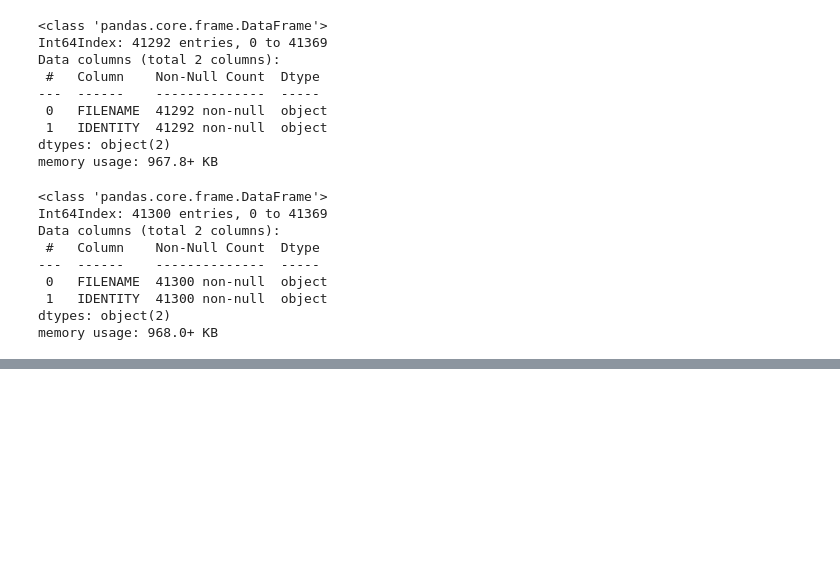
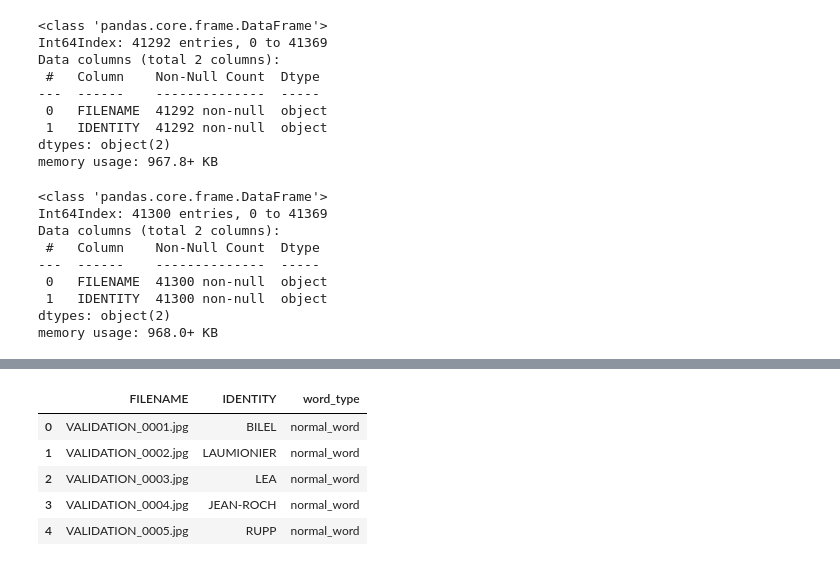
Before and after one commit to nikhil-salodkar/handwriting_recognition, a Jupyter notebook: notebooks/kaggle_handwriting_dataset_prepare.ipynb, the cells around one changed output, grey strips where cells are left out. Saved outputs shown, nothing was run; the diff lists cells and outputs as text; code cells hidden in the pictures; blank space fills up the shorter version.

```diff
--- a/notebooks/kaggle_handwriting_dataset_prepare.ipynb
+++ b/notebooks/kaggle_handwriting_dataset_prepare.ipynb
@@ -140,0 +217,9 @@ test_df.to_csv(os.path.join(data_path, 'test_new.csv'), index=False)
+# %%
+val_df.head()
+# %% [output]
+|  | FILENAME | IDENTITY | word_type |
+| 0 | VALIDATION_0001.jpg | BILEL | normal_word |
+| 1 | VALIDATION_0002.jpg | LAUMIONIER | normal_word |
+| 2 | VALIDATION_0003.jpg | LEA | normal_word |
+| 3 | VALIDATION_0004.jpg | JEAN-ROCH | normal_word |
+| 4 | VALIDATION_0005.jpg | RUPP | normal_word |
```
Also changed, not shown: parts of 19 cells of this notebook, 2 other files.
